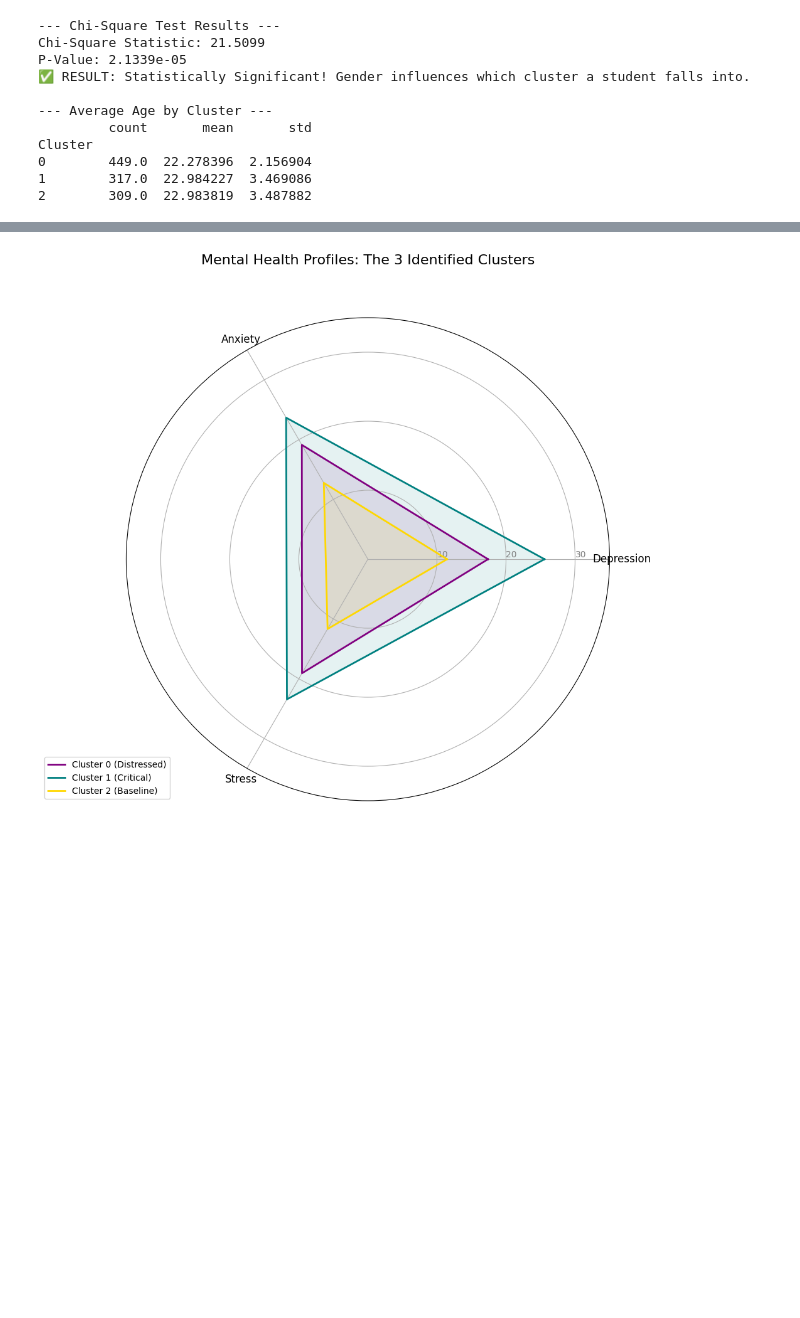
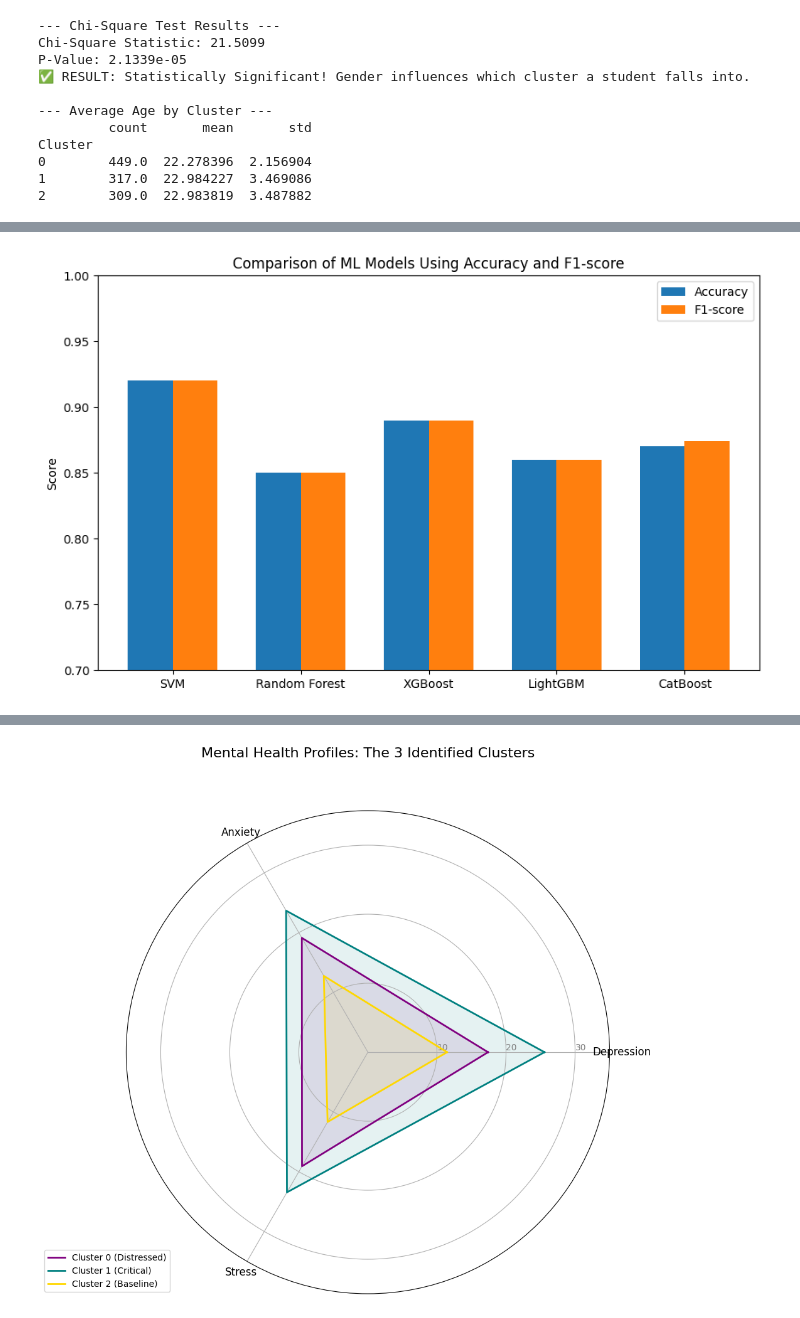
Before and after one commit to MH-Mehedi06/DASS21, a Jupyter notebook: DASS21.ipynb, the cells around one changed output, grey strips where cells are left out. Drawn from its saved outputs; the diff is of its cells as text; code cells hidden in the pictures; blank space fills up the shorter version.

```diff
--- a/DASS21.ipynb
+++ b/DASS21.ipynb
@@ -1086,0 +1345,22 @@ Cluster
+# %%
+
+models = ['SVM', 'Random Forest', 'XGBoost', 'LightGBM', 'CatBoost']
+accuracy = [0.92, 0.85, 0.89, 0.86, 0.87]
+f1_score = [0.92, 0.85, 0.89, 0.86, 0.874]
+
+x = np.arange(len(models))
+width = 0.35
+
+plt.figure(figsize=(10, 6))
+plt.bar(x - width/2, accuracy, width, label='Accuracy')
+plt.bar(x + width/2, f1_score, width, label='F1-score')
+
+plt.ylabel('Score')
+plt.title('Comparison of ML Models Using Accuracy and F1-score')
+plt.xticks(x, models)
+plt.ylim(0.7, 1.0)
+plt.legend()
+
+plt.show()
+# %% [output]
+[figure, added]
```
Also changed, not shown: parts of 14 cells of this notebook, 6 other files.
